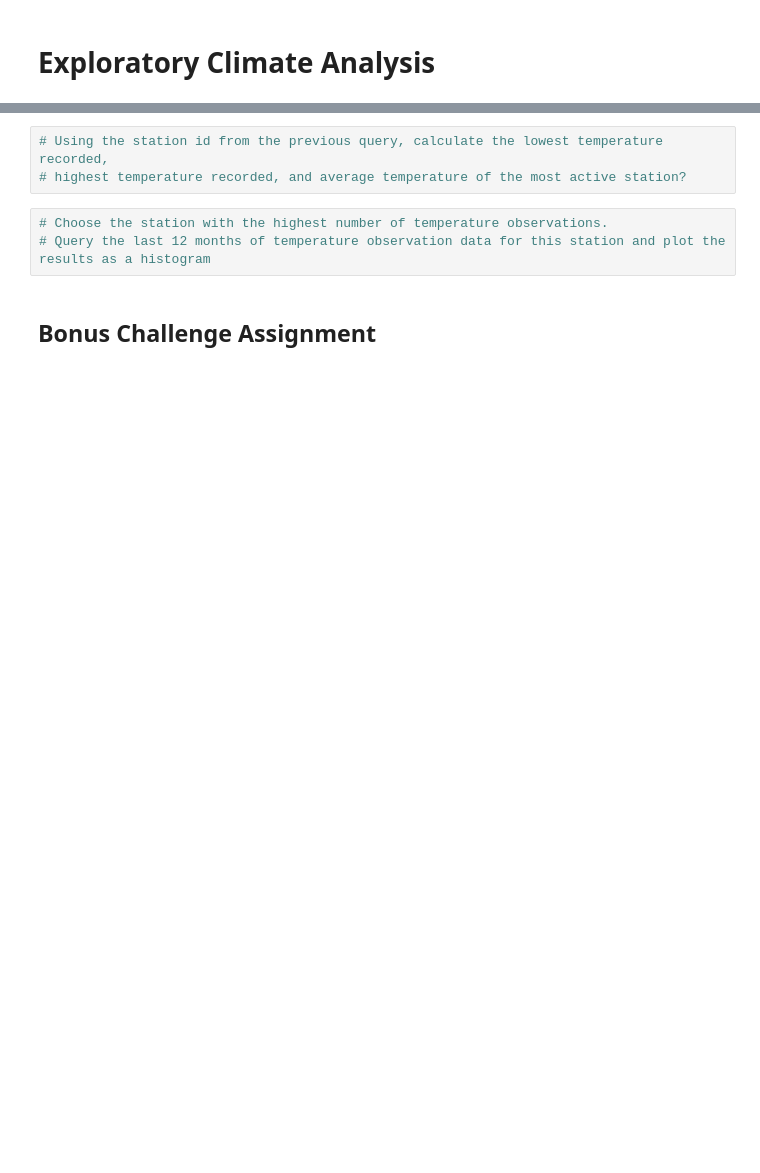
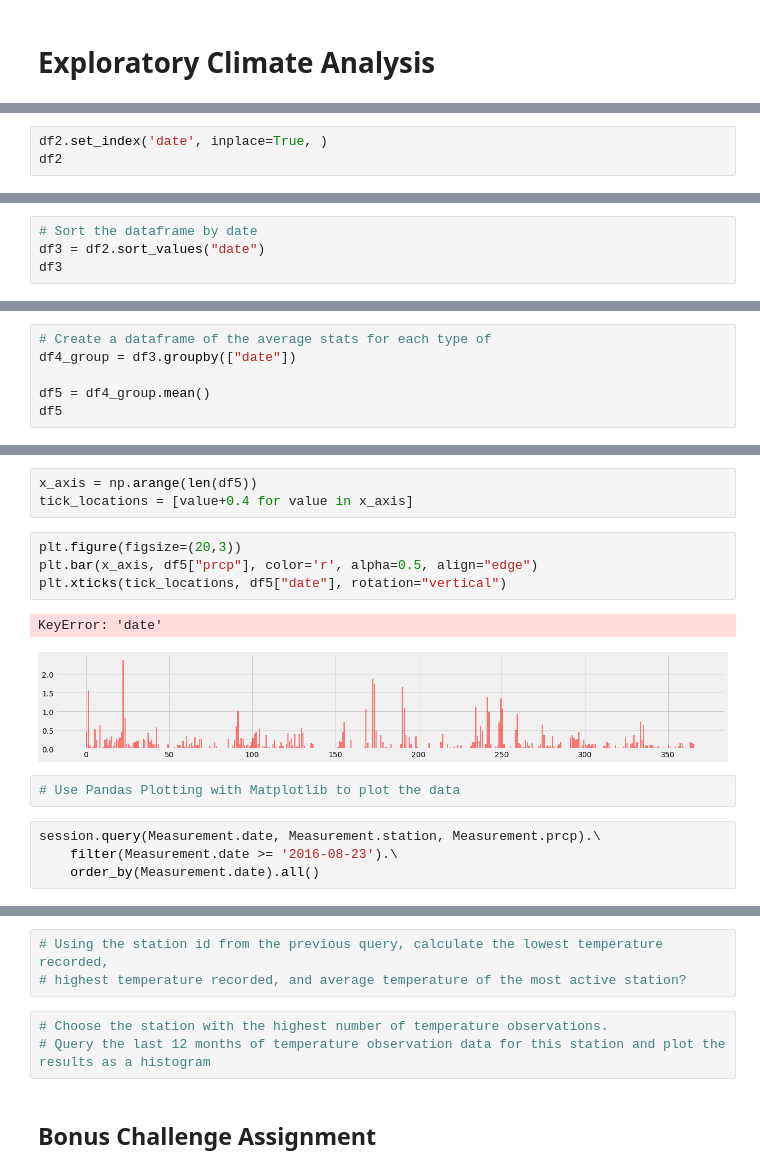
Before and after one commit to lgrayes/sqlalchemy-challenge, a Jupyter notebook: 02.ipynb, the cells around one changed output, grey strips where cells are left out. Saved outputs shown, nothing was run; the diff lists cells and outputs as text; blank space fills up the shorter version.

Commit message:
Work on xticks
Working on x ticks to show

```diff
--- a/02.ipynb
+++ b/02.ipynb
@@ -129,0 +198,3 @@ for row in session.query(Measurement, Measurement.prcp).limit(365).all():
+# %%
+df2.set_index('date', inplace=True, )
+df2
@@ -129,0 +219,4 @@ for row in session.query(Measurement, Measurement.prcp).limit(365).all():
+# %%
+# Sort the dataframe by date
+df3 = df2.sort_values("date")
+df3
@@ -129,0 +237,6 @@ for row in session.query(Measurement, Measurement.prcp).limit(365).all():
+# %%
+# Create a dataframe of the average stats for each type of
+df4_group = df3.groupby(["date"])
+
+df5 = df4_group.mean()
+df5
@@ -129,0 +258,16 @@ for row in session.query(Measurement, Measurement.prcp).limit(365).all():
+# %%
+x_axis = np.arange(len(df5))
+tick_locations = [value+0.4 for value in x_axis]
+# %%
+plt.figure(figsize=(20,3))
+plt.bar(x_axis, df5["prcp"], color='r', alpha=0.5, align="edge")
+plt.xticks(tick_locations, df5["date"], rotation="vertical")
+# %% [output]
+KeyError: 'date'
+[figure, added]
+# %%
+# Use Pandas Plotting with Matplotlib to plot the data
+# %%
+session.query(Measurement.date, Measurement.station, Measurement.prcp).\
+    filter(Measurement.date >= '2016-08-23').\
+    order_by(Measurement.date).all()
```
Also changed, not shown: parts of 37 cells of this notebook, 2 other files.
